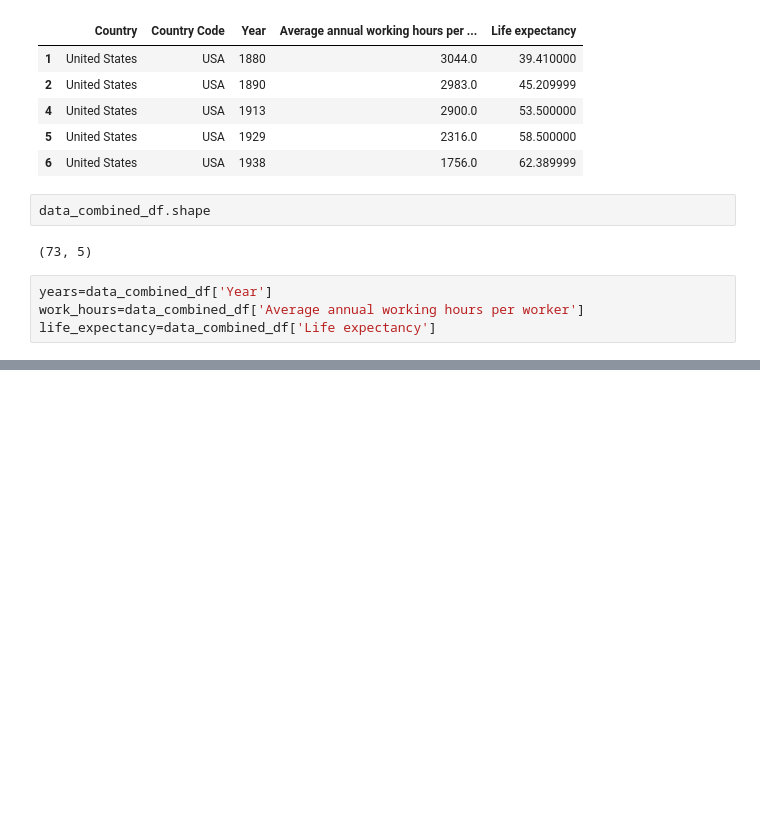
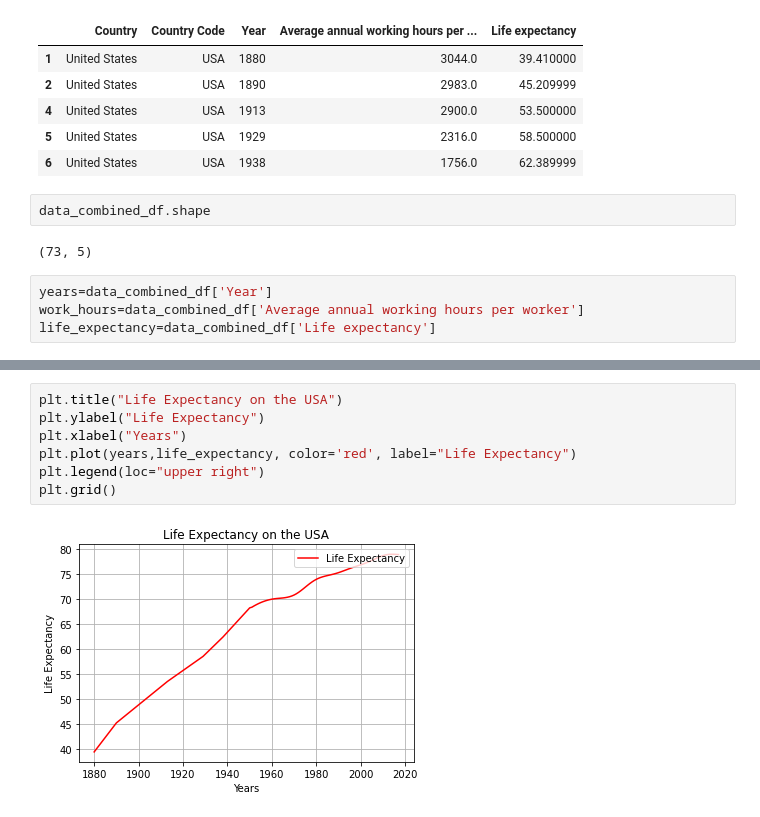
Before and after one commit to kkirstan/Quality-of-Life-vs.-Working-Hours-in-the-U.S., a Jupyter notebook: Quality of Life.ipynb, the cells around one changed output, grey strips where cells are left out. Saved outputs shown, nothing was run; the diff lists cells and outputs as text; blank space fills up the shorter version.

```diff
--- a/Quality of Life.ipynb
+++ b/Quality of Life.ipynb
@@ -152 +135,10 @@ life_expectancy=data_combined_df['Life expectancy']
+# %%
+plt.title("Life Expectancy on the USA")
+plt.ylabel("Life Expectancy")
+plt.xlabel("Years")
+plt.plot(years,life_expectancy, color='red', label="Life Expectancy")
+plt.legend(loc="upper right")
+plt.grid()
+# %% [output]
+[figure, added]
 # %%
```
Also changed, not shown: parts of 6 cells of this notebook, 2 other files.
